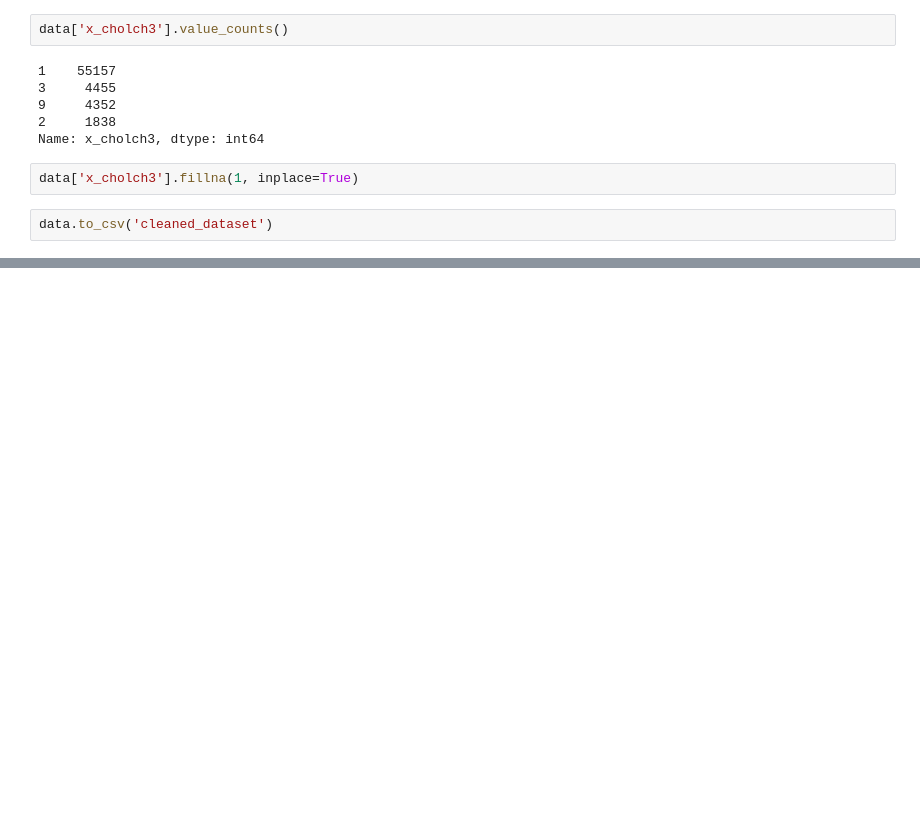
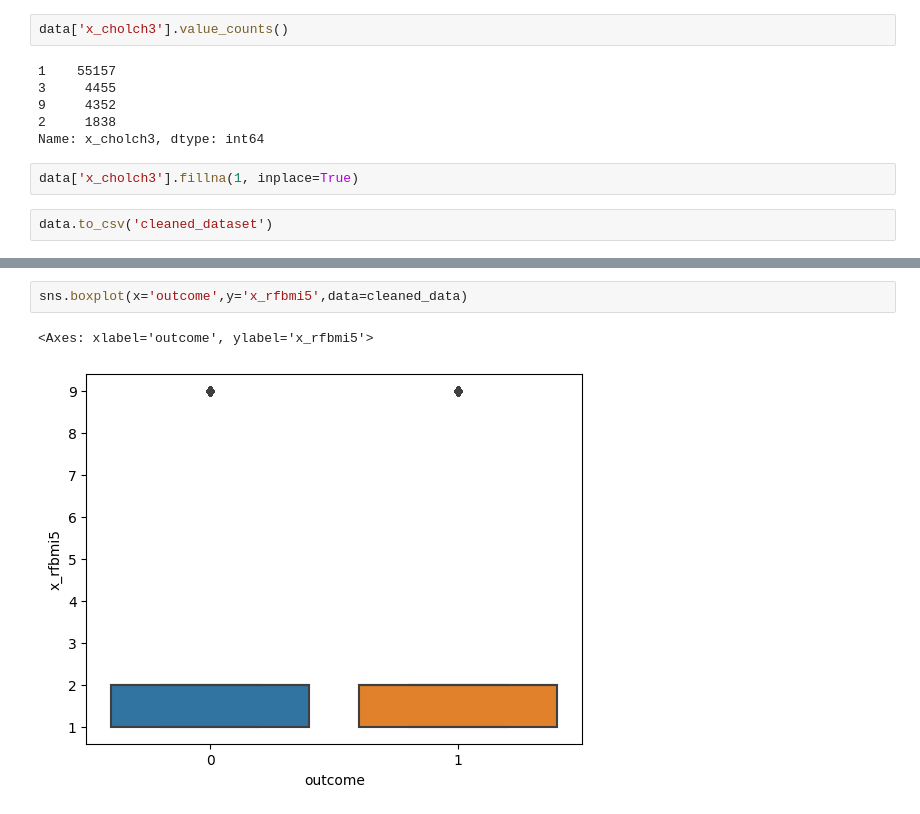
Before and after one commit to obinnaofomah/HDRUK_GROUP_4, a Jupyter notebook: Group_4_Data_Cleaning_Process.ipynb, the cells around one changed output, grey strips where cells are left out. Cells and saved outputs as stored; diff of their text form; blank space fills up the shorter version.

```diff
--- a/Group_4_Data_Cleaning_Process.ipynb
+++ b/Group_4_Data_Cleaning_Process.ipynb
@@ -454,0 +656,5 @@ data.to_csv('cleaned_dataset')
+# %%
+sns.boxplot(x='outcome',y='x_rfbmi5',data=cleaned_data)
+# %% [output]
+<Axes: xlabel='outcome', ylabel='x_rfbmi5'>
+[figure, added]
```
Also changed, not shown: parts of 23 cells of this notebook.
